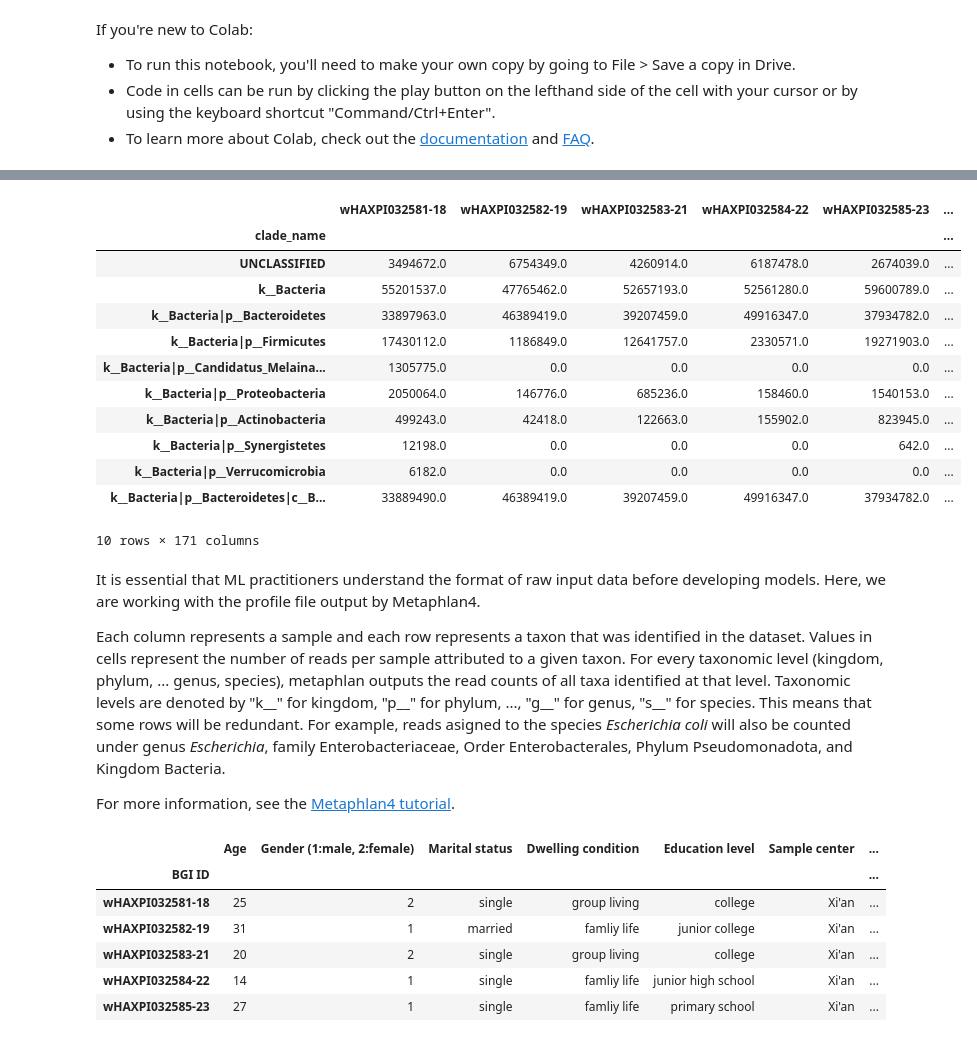
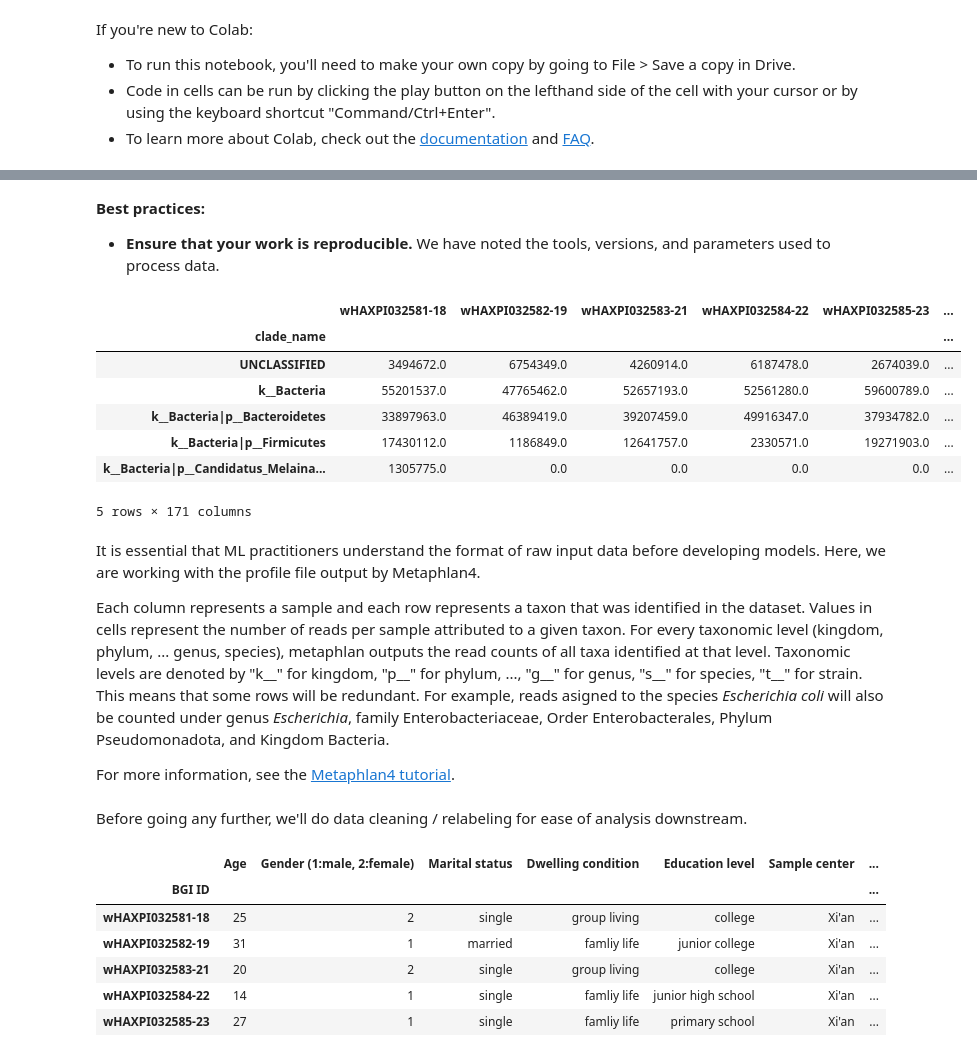
Before and after one commit to quantori/tutorial-on-ML-for-microbiomics, a Jupyter notebook: tutorial_dev.ipynb, the cells around one changed output, grey strips where cells are left out. Drawn from its saved outputs; the diff is of its cells as text; code cells hidden in the pictures.

```diff
--- a/tutorial_dev.ipynb
+++ b/tutorial_dev.ipynb
@@ -72,26 +80,27 @@ The taxonomic composition of samples was inferred  using [Metaphlan4](https://hu
+# %% [markdown]
+**Best practices:**
+
+- **Ensure that your work is reproducible.** We have noted the tools, versions, and parameters used to process data.
 # %%
 df = pd.read_csv(BASE_DIR + DATA_PATH, sep="\t", header=1, index_col=0)
-df.head(10)
+df.head()
 # %% [output]
 |  | wHAXPI032581-18 | wHAXPI032582-19 | wHAXPI032583-21 | wHAXPI032584-22 | wHAXPI032585-23 | ... |
 | clade_name |  |  |  |  |  | ... |
 | UNCLASSIFIED | 3494672.0 | 6754349.0 | 4260914.0 | 6187478.0 | 2674039.0 | ... |
 | k__Bacteria | 55201537.0 | 47765462.0 | 52657193.0 | 52561280.0 | 59600789.0 | ... |
 | k__Bacteria|p__Bacteroidetes | 33897963.0 | 46389419.0 | 39207459.0 | 49916347.0 | 37934782.0 | ... |
 | k__Bacteria|p__Firmicutes | 17430112.0 | 1186849.0 | 12641757.0 | 2330571.0 | 19271903.0 | ... |
 | k__Bacteria|p__Candidatus_Melaina... | 1305775.0 | 0.0 | 0.0 | 0.0 | 0.0 | ... |
-| k__Bacteria|p__Proteobacteria | 2050064.0 | 146776.0 | 685236.0 | 158460.0 | 1540153.0 | ... |
-| k__Bacteria|p__Actinobacteria | 499243.0 | 42418.0 | 122663.0 | 155902.0 | 823945.0 | ... |
-| k__Bacteria|p__Synergistetes | 12198.0 | 0.0 | 0.0 | 0.0 | 642.0 | ... |
-| k__Bacteria|p__Verrucomicrobia | 6182.0 | 0.0 | 0.0 | 0.0 | 0.0 | ... |
-| k__Bacteria|p__Bacteroidetes|c__B... | 33889490.0 | 46389419.0 | 39207459.0 | 49916347.0 | 37934782.0 | ... |
-10 rows × 171 columns
+5 rows × 171 columns
 # %% [markdown]
 It is essential that ML practitioners understand the format of raw input data before developing models. Here, we are working with the profile file output by Metaphlan4.
 
-Each column represents a sample and each row represents a taxon that was identified in the dataset. Values in cells represent the number of reads per sample attributed to a given taxon. For every taxonomic level (kingdom, phylum, ... genus, species), metaphlan outputs the read counts of all taxa identified at that level. Taxonomic levels are denoted by "k__" for kingdom, "p__" for phylum, ..., "g__" for genus, "s__" for species. This means that some rows will be redundant. For example, reads asigned to the species *Escherichia coli* will also be counted under genus *Escherichia*, family Enterobacteriaceae, Order Enterobacterales, Phylum Pseudomonadota, and Kingdom Bacteria.
+Each column represents a sample and each row represents a taxon that was identified in the dataset. Values in cells represent the number of reads per sample attributed to a given taxon. For every taxonomic level (kingdom, phylum, ... genus, species), metaphlan outputs the read counts of all taxa identified at that level. Taxonomic levels are denoted by "k__" for kingdom, "p__" for phylum, ..., "g__" for genus, "s__" for species, "t__" for strain. This means that some rows will be redundant. For example, reads asigned to the species *Escherichia coli* will also be counted under genus *Escherichia*, family Enterobacteriaceae, Order Enterobacterales, Phylum Pseudomonadota, and Kingdom Bacteria.
 
 For more information, see the [Metaphlan4 tutorial](https://github.com/biobakery/biobakery/wiki/metaphlan4#131-the-metaphlan-taxonomic-profile).
+# %% [markdown]
+Before going any further, we'll do data cleaning / relabeling for ease of analysis downstream.
 # %%
 df_metadata = pd.read_csv(
     BASE_DIR + METADATA_PATH, skiprows=3, index_col=0, sep="\t"
```
Also changed, not shown: parts of 144 cells of this notebook, 9 other files.
